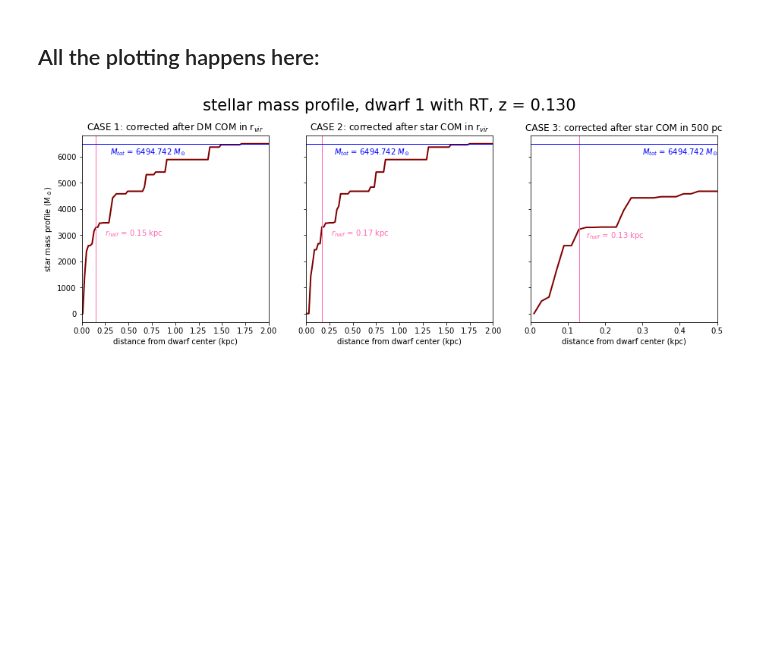
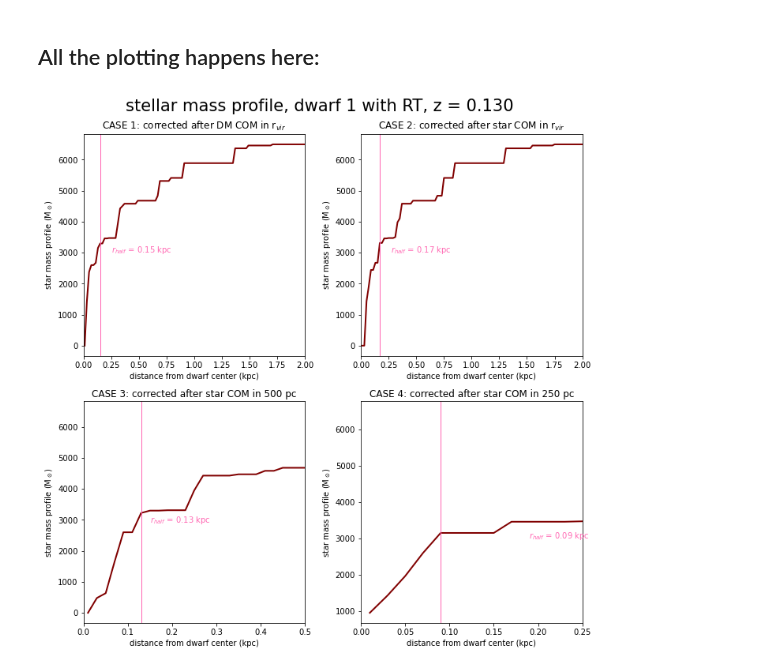
Before and after one commit to nguyenbinh1612/Binh_UFD, a Jupyter notebook: velocity analysis/velocity analysis.ipynb, the cells around one changed output. Cells and saved outputs as stored; diff of their text form; code cells hidden in the pictures; blank space fills up the shorter version.

```diff
--- a/velocity analysis/velocity analysis.ipynb
+++ b/velocity analysis/velocity analysis.ipynb
@@ -247,0 +377,3 @@ Success!
+# %%
+# Next, determine the stellar mass profile, the total mass, the stellar half-mass and r_half.
+mass_prof4, M_tot4, M_half4, r_half4 = analyze.star_mass_analysis(bin_size, radius_array, r_star_case4, star_mass_290)
@@ -248,46 +399,59 @@ Success!
 # %% [markdown]
 ## All the plotting happens here:
 # %%
-fig, (ax1, ax2, ax3) = plt.subplots(1, 3, sharey=True, figsize=[15, 5])
+fig, (ax) = plt.subplots(2, 2, figsize=[10, 10])
 
 # Plotting case 1:
-ax1.plot(radius_array, mass_prof1, 'maroon', linewidth=2)
-ax1.axvline(r_half1, color='hotpink', linewidth=1)
-ax1.set(xlabel='distance from dwarf center (kpc)', ylabel='star mass profile (M$_\odot$)')
-ax1.set_xlim([0, 2])
-ax1.set_title('CASE 1: corrected after DM COM in r$_{vir}$')
-ax1.axhline(M_tot1, color='blue', linewidth=1)
-ax1.text(0.30, M_tot1 - 400, '''$M_{tot}$ = ''' + str(round(M_tot1, 3)) \
-         + ''' $M_{\odot}$''', fontsize=10, color='blue')
-ax1.text(r_half1 + 0.1, 3000, '''$r_{half}$ = ''' + str(round(r_half1, 3)) + ''' kpc''', fontsize=10, color='hotpink')
-ax1.set_box_aspect(1)
+ax[0,0].plot(radius_array, mass_prof1, 'maroon', linewidth=2)
+ax[0,0].axvline(r_half1, color='hotpink', linewidth=1)
+ax[0,0].set(xlabel='distance from dwarf center (kpc)', ylabel='star mass profile (M$_\odot$)')
+ax[0,0].set_xlim([0, 2])
+ax[0,0].set_title('CASE 1: corrected after DM COM in r$_{vir}$')
+#ax[0,0].axhline(M_tot1, color='blue', linewidth=1)
+#ax[0,0].text(0.30, M_tot1 - 400, '''$M_{tot}$ = ''' + str(round(M_tot1, 3)) \
+#         + ''' $M_{\odot}$''', fontsize=10, color='blue')
+ax[0,0].text(r_half1 + 0.1, 3000, '''$r_{half}$ = ''' + str(round(r_half1, 3)) + ''' kpc''', fontsize=10, color='hotpink')
+ax[0,0].set_box_aspect(1)
 
 # Plotting case 2:
-ax2.plot(radius_array, mass_prof2, 'maroon', linewidth=2)
-ax2.axvline(r_half2, color='hotpink', linewidth=1)
-ax2.set(xlabel='distance from dwarf center (kpc)')
-ax2.set_title('CASE 2: corrected after star COM in r$_{vir}$')
-ax2.set_xlim([0, 2])
-ax2.axhline(M_tot2, color='blue', linewidth=1)
-ax2.text(0.30, M_tot2 - 400, '''$M_{tot}$ = ''' + str(round(M_tot2, 3)) \
-         + ''' $M_{\odot}$''', fontsize=10, color='blue')
-ax2.text(r_half2 + 0.1, 3000, '''$r_{half}$ = ''' + str(round(r_half2, 3)) + ''' kpc''', fontsize=10, color='hotpink')
-ax2.set_box_aspect(1)
+ax[0,1].plot(radius_array, mass_prof2, 'maroon', linewidth=2)
+ax[0,1].axvline(r_half2, color='hotpink', linewidth=1)
+ax[0,1].set(xlabel='distance from dwarf center (kpc)', ylabel='star mass profile (M$_\odot$)')
+ax[0,1].set_title('CASE 2: corrected after star COM in r$_{vir}$')
+ax[0,1].set_xlim([0, 2])
+#ax[0,1].axhline(M_tot2, color='blue', linewidth=1)
+#ax[0,1].text(0.30, M_tot2 - 400, '''$M_{tot}$ = ''' + str(round(M_tot2, 3)) \
+#         + ''' $M_{\odot}$''', fontsize=10, color='blue')
+ax[0,1].text(r_half2 + 0.1, 3000, '''$r_{half}$ = ''' + str(round(r_half2, 3)) + ''' kpc''', fontsize=10, color='hotpink')
+ax[0,1].set_box_aspect(1)
 
 # Plotting case 3:
-ax3.plot(radius_array, mass_prof3, 'maroon', linewidth=2)
-ax3.axvline(r_half3, color='hotpink', linewidth=1)
-ax3.set(xlabel='distance from dwarf center (kpc)')
-ax3.set_title('CASE 3: corrected after star COM in 500 pc')
-ax3.set_xlim([0, 0.5])
-ax3.axhline(M_tot3, color='blue', linewidth=1)
-ax3.text(0.30, M_tot3 - 400, '''$M_{tot}$ = ''' + str(round(M_tot3, 3)) \
-         + ''' $M_{\odot}$''', fontsize=10, color='blue')
-ax3.text(r_half3 + 0.02, 2900, '''$r_{half}$ = ''' + str(round(r_half3, 3)) + ''' kpc''', fontsize=10, color='hotpink')
-ax3.set_box_aspect(1)
+ax[1,0].plot(radius_array, mass_prof3, 'maroon', linewidth=2)
+ax[1,0].axvline(r_half3, color='hotpink', linewidth=1)
+ax[1,0].set(xlabel='distance from dwarf center (kpc)', ylabel='star mass profile (M$_\odot$)')
+ax[1,0].set_title('CASE 3: corrected after star COM in 500 pc')
+ax[1,0].set_xlim([0, 0.5])
+#ax[1,0].axhline(M_tot3, color='blue', linewidth=1)
+#ax[1,0].text(0.30, M_tot3 - 400, '''$M_{tot}$ = ''' + str(round(M_tot3, 3)) \
+#         + ''' $M_{\odot}$''', fontsize=10, color='blue')
+ax[1,0].text(r_half3 + 0.02, 2900, '''$r_{half}$ = ''' + str(round(r_half3, 3)) + ''' kpc''', fontsize=10, color='hotpink')
+ax[1,0].set_box_aspect(1)
+
+# Plotting case 4:
+ax[1,1].plot(radius_array, mass_prof4, 'maroon', linewidth=2)
+ax[1,1].axvline(r_half4, color='hotpink', linewidth=1)
+ax[1,1].set(xlabel='distance from dwarf center (kpc)', ylabel='star mass profile (M$_\odot$)')
+ax[1,1].set_xlim([0, 0.25])
+ax[1,1].set_title('CASE 4: corrected after star COM in 250 pc')
+#ax[1,1].axhline(M_tot4, color='blue', linewidth=1)
+#ax[1,1].text(0.30, M_tot4 - 400, '''$M_{tot}$ = ''' + str(round(M_tot4, 3)) \
+#         + ''' $M_{\odot}$''', fontsize=10, color='blue')
+ax[1,1].text(r_half4 + 0.1, 3000, '''$r_{half}$ = ''' + str(round(r_half4, 3)) + ''' kpc''', fontsize=10, color='hotpink')
+ax[1,1].set_box_aspect(1)
 
 plt.suptitle('stellar mass profile, dwarf 1 with RT, z = 0.130', fontsize=21)
+plt.tight_layout()
 plt.show()
 # %% [output]
-[figure, old version]
+[figure, new version]
 # %%
```
Also changed, not shown: parts of 11 cells of this notebook.
